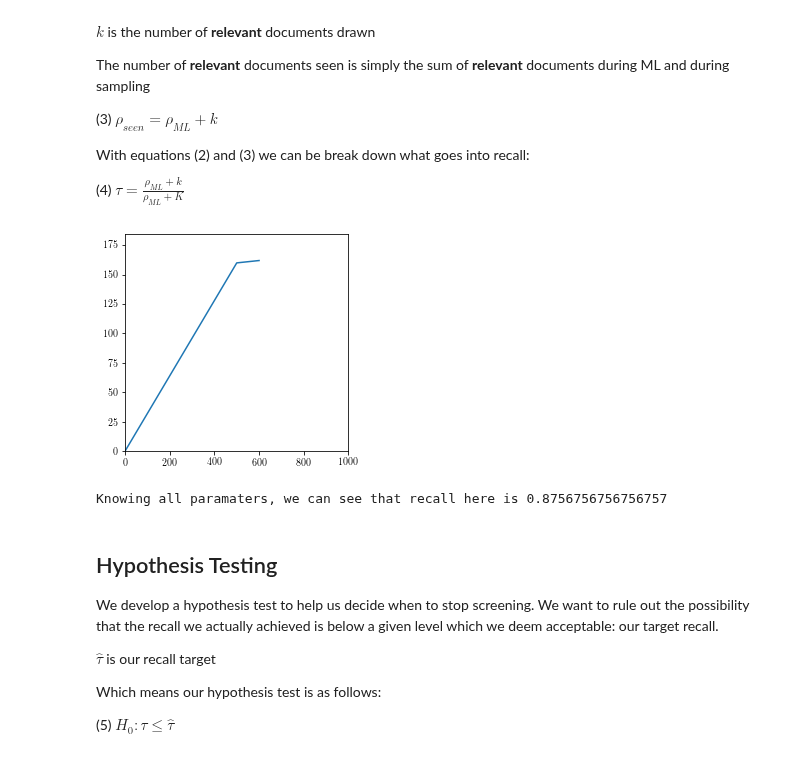
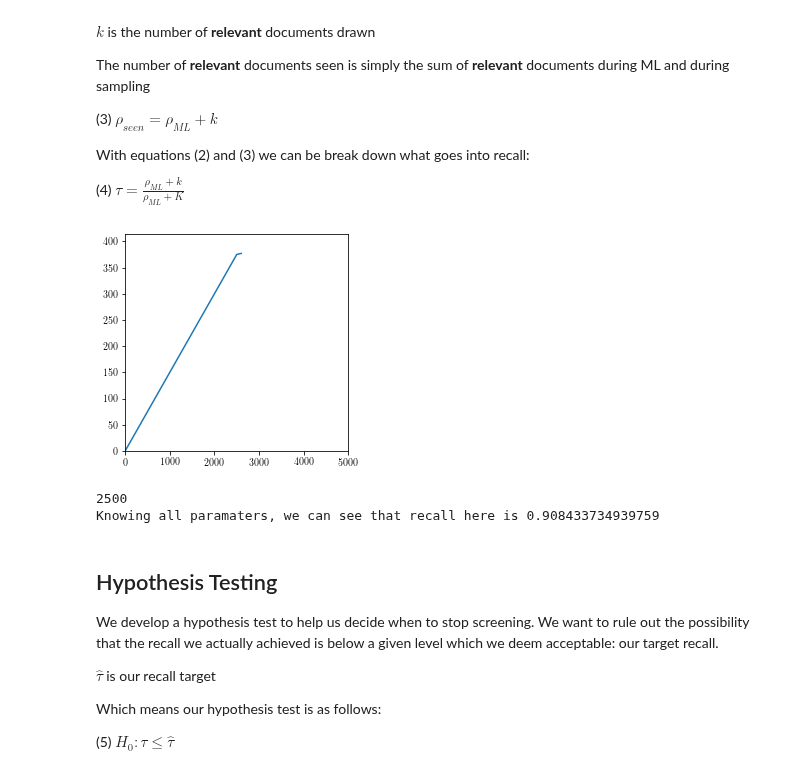
Before and after one commit to mcallaghan/rapid-screening, a Jupyter notebook: analysis/hyper_criteria_theory.ipynb, the cells around one changed output. Saved outputs shown, nothing was run; the diff lists cells and outputs as text; code cells hidden in the pictures.

```diff
--- a/analysis/hyper_criteria_theory.ipynb
+++ b/analysis/hyper_criteria_theory.ipynb
@@ -36,9 +36,9 @@ $\tau$ is **Recall**, this is defined by the proportion of total **relevant** do
 
 We set these up with some hypothetical values, and define a function to estimate recall
 # %%
-N_T = 1000
-r_tot = 185
-r_seen = 160
+N_T = 5000
+r_tot = 415
+r_seen = 375
 
 def get_recall(r_seen, r_tot):
     return r_seen/r_tot
@@ -82,31 +82,34 @@ With equations (2) and (3) we can be break down what goes into recall:
 (4) $\tau = \frac{\rho_{ML}+k}{\rho_{ML}+K}$
 # %%
 # Lets start with a situation where we have seen half the documents, and ~85% of relevant documents
-N_ML = 500
-r_ML = 160
+N_ML = 2500
+r_ML = 375
 N_s = N_T - N_ML
 K = r_tot - r_ML
 
 # And imagine that we sample 100 further documents and observe 2 relevant documents
 n = 100
 k = 2
 
 r_seen = r_ML + k
 
 tau = (r_ML+k)/(r_ML+K)
 
 #let's plot our progress in machine learning, and since the random sample started
 fig, ax = plt.subplots(figsize=(4,4))
 ax.plot([0,N_ML, N_s+n],[0,r_ML, r_seen])
 ax.set_xlim(0,N_T)
 ax.set_ylim(0,r_tot)
 
 plt.show()
 
+print(N_s)
+
 print(f"Knowing all paramaters, we can see that recall here is {tau}")
 # %% [output]
-[figure, old version]
+[figure, new version]
-Knowing all paramaters, we can see that recall here is 0.8756756756756757
+2500
+Knowing all paramaters, we can see that recall here is 0.908433734939759
 # %% [markdown]
 ## Hypothesis Testing
 
```
Also changed, not shown: parts of 16 cells of this notebook.
